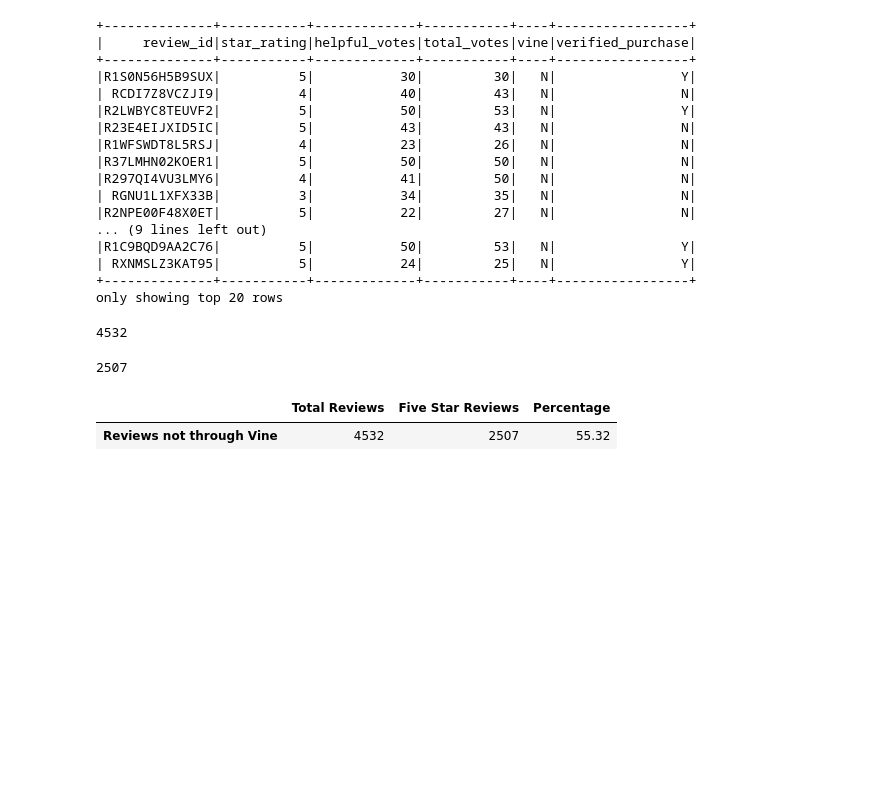
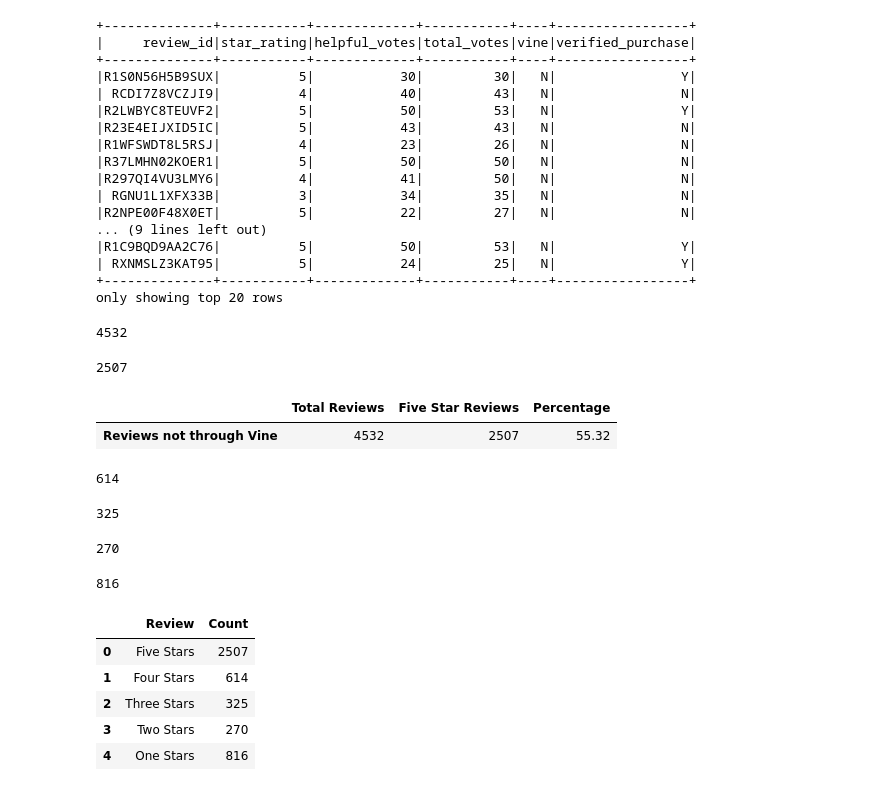
Before and after one commit to NinaQuik/Amazon_Vine_Analysis, a Jupyter notebook: Vine_Review_Analysis.ipynb, the cells around one changed output. Cells and saved outputs as stored; diff of their text form; code cells hidden in the pictures; blank space fills up the shorter version.

```diff
--- a/Vine_Review_Analysis.ipynb
+++ b/Vine_Review_Analysis.ipynb
@@ -202,3 +202,36 @@ no_vine_pandas_df.head()
 # %% [output]
 |  | Total Reviews | Five Star Reviews | Percentage |
 | Reviews not through Vine | 4532 | 2507 | 55.32 |
+# %%
+#get a count of other star reviews
+four_stars = nonvine_helpful_df.filter("star_rating == 4").count()
+four_stars
+# %% [output]
+614
+# %%
+three_stars = nonvine_helpful_df.filter("star_rating == 3").count()
+three_stars
+# %% [output]
+325
+# %%
+two_stars = nonvine_helpful_df.filter("star_rating == 2").count()
+two_stars
+# %% [output]
+270
+# %%
+one_star = nonvine_helpful_df.filter("star_rating == 1").count()
+one_star
+# %% [output]
+816
+# %%
+star_data = [["Five Stars",five_stars], ["Four Stars", four_stars], ["Three Stars", three_stars], ["Two Stars",two_stars], ["One Stars",one_star]]
+star_df = pd.DataFrame(star_data)
+star_df.columns = ["Review", "Count"]
+star_df.head()
+# %% [output]
+|  | Review | Count |
+| 0 | Five Stars | 2507 |
+| 1 | Four Stars | 614 |
+| 2 | Three Stars | 325 |
+| 3 | Two Stars | 270 |
+| 4 | One Stars | 816 |
```
Also changed, not shown: parts of 3 cells of this notebook, 2 other files.
